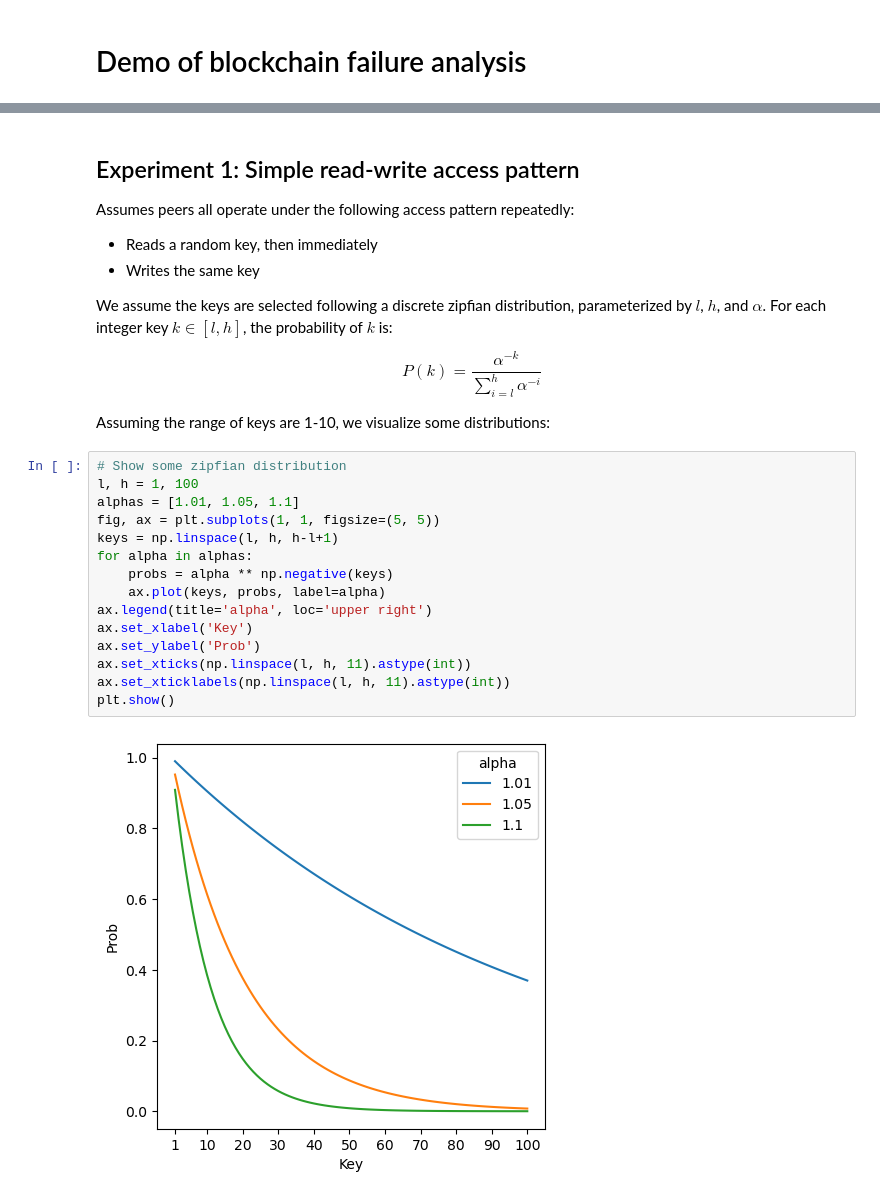
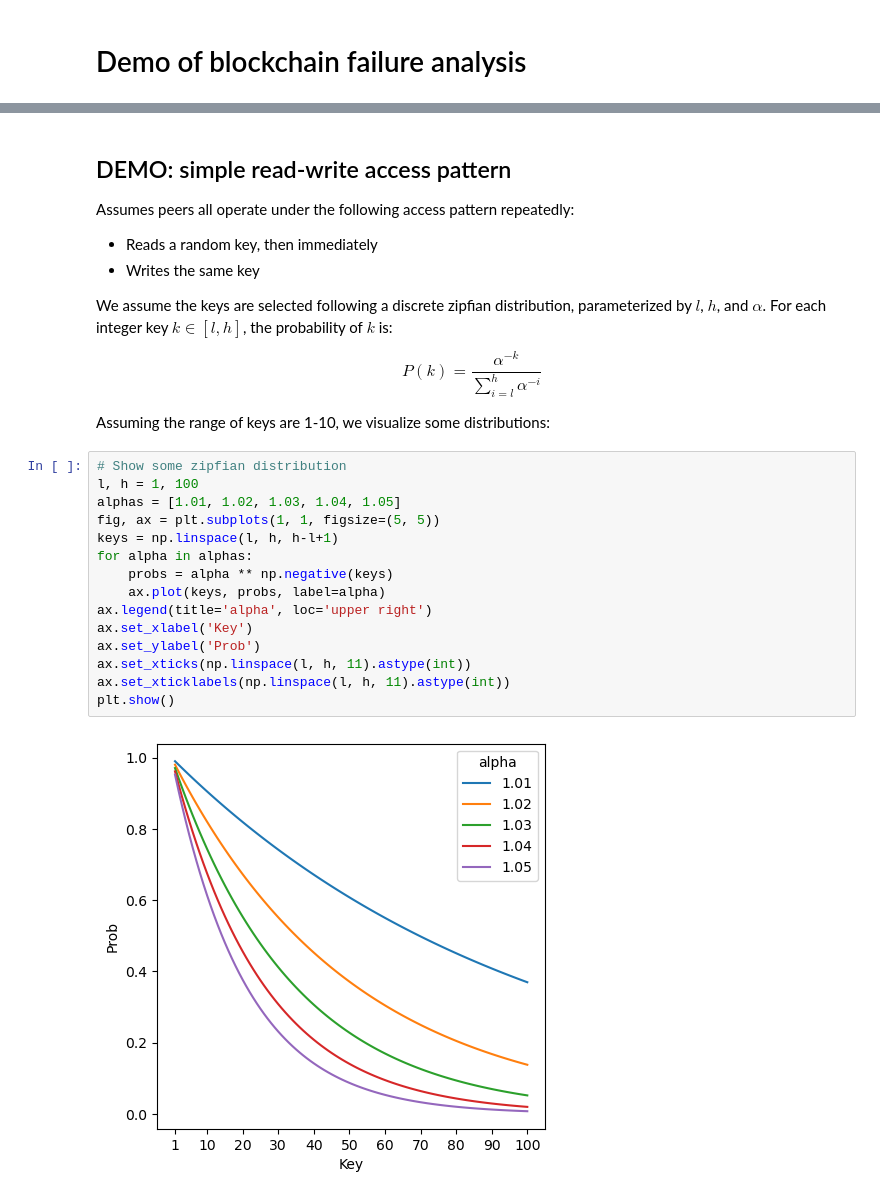
Before and after one commit to DASLAB-blockchain/blockchain-failure-analysis, a Jupyter notebook: demo.ipynb, the cells around one changed output, grey strips where cells are left out. Saved outputs shown, nothing was run; the diff lists cells and outputs as text.

Commit message:
add evaluation plots

```diff
--- a/demo.ipynb
+++ b/demo.ipynb
@@ -7,5 +54,5 @@ import experiment, simulator, generator, theory
 # %% [markdown]
-## Experiment 1: Simple read-write access pattern
+## DEMO: simple read-write access pattern
 
 Assumes peers all operate under the following access pattern repeatedly:
 - Reads a random key, then immediately
@@ -19,20 +66,20 @@ Assuming the range of keys are 1-10, we visualize some distributions:
 # %%
 # Show some zipfian distribution
 l, h = 1, 100
-alphas = [1.01, 1.05, 1.1]
+alphas = [1.01, 1.02, 1.03, 1.04, 1.05]
 fig, ax = plt.subplots(1, 1, figsize=(5, 5))
 keys = np.linspace(l, h, h-l+1)
 for alpha in alphas:
     probs = alpha ** np.negative(keys)
     ax.plot(keys, probs, label=alpha)
 ax.legend(title='alpha', loc='upper right')
 ax.set_xlabel('Key')
 ax.set_ylabel('Prob')
 ax.set_xticks(np.linspace(l, h, 11).astype(int))
 ax.set_xticklabels(np.linspace(l, h, 11).astype(int))
 plt.show()
 # %% [output]
-[figure, old version]
+[figure, new version]
 # %%
 # Show how simulator works
 # Block size: 8
```
Also changed, not shown: parts of 13 cells of this notebook, 8 other files.
